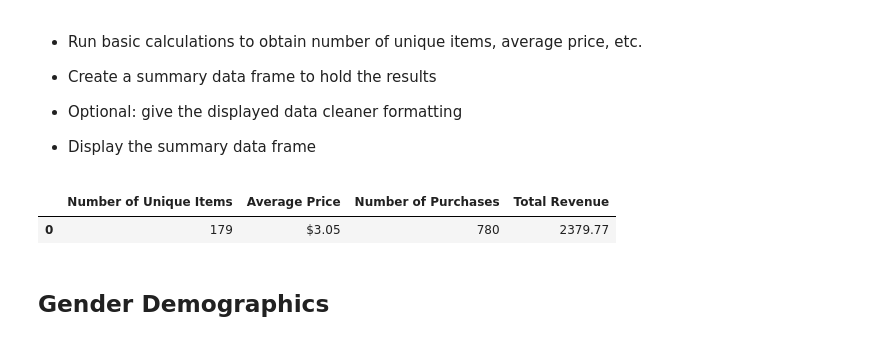
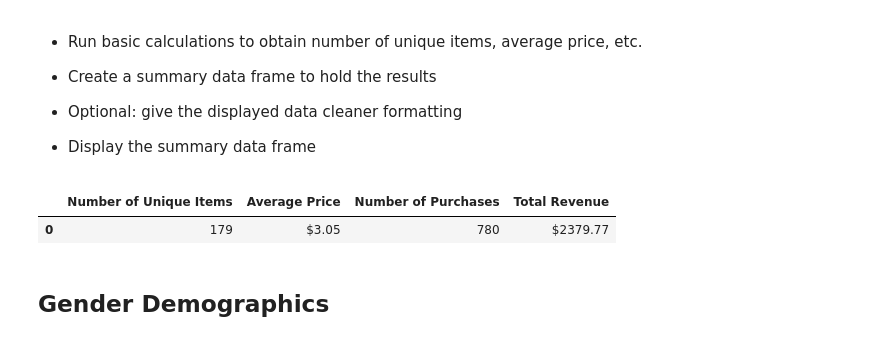
Before and after one commit to gongl1/pandas-challenge, a Jupyter notebook: HeroesOfPymoli/02-Homework_04-Pandas_Instructions_HeroesOfPymoli_HeroesOfPymoli_starter.ipynb, the cells around one changed output. Saved outputs shown, nothing was run; the diff lists cells and outputs as text; code cells hidden in the pictures.

```diff
--- a/HeroesOfPymoli/02-Homework_04-Pandas_Instructions_HeroesOfPymoli_HeroesOfPymoli_starter.ipynb
+++ b/HeroesOfPymoli/02-Homework_04-Pandas_Instructions_HeroesOfPymoli_HeroesOfPymoli_starter.ipynb
@@ -54,35 +54,38 @@ total_players_df
 
 * Display the summary data frame
 # %%
+# a summary of each column in the dataset
+
 number_of_unique_items = purchase_data_df['Item Name'].value_counts().count()
 number_of_unique_items
 number_of_unique_items_list = [number_of_unique_items]
 
 average_price = purchase_data_df['Price'].mean()
 average_price_clean = "${:.2f}".format(average_price)
 average_price_clean
 average_price_clean_list = [average_price_clean]
 
 number_of_purchases = purchase_data_df['Purchase ID'].count()
 number_of_purchases
 number_of_purchases_list = [number_of_purchases]
 
 total_revenue = purchase_data_df['Price'].sum()
-total_revenue
-total_revenue_list = [total_revenue]
+total_revenue_clean = "${:.2f}".format(total_revenue)
+total_revenue_clean
+total_revenue_clean_list = [total_revenue_clean]
 
 # make summary dataframe from the lists created above
 summary_df = pd.DataFrame({
     "Number of Unique Items": number_of_unique_items_list,
     "Average Price": average_price_clean_list,
     "Number of Purchases": number_of_purchases_list,
-    "Total Revenue": total_revenue_list
+    "Total Revenue": total_revenue_clean_list
 })
 
 summary_df
 # %% [output]
 |  | Number of Unique Items | Average Price | Number of Purchases | Total Revenue |
-| 0 | 179 | $3.05 | 780 | 2379.77 |
+| 0 | 179 | $3.05 | 780 | $2379.77 |
 # %% [markdown]
 ## Gender Demographics
 # %% [markdown]
```
Also changed, not shown: parts of 7 cells of this notebook, 1 other file.
